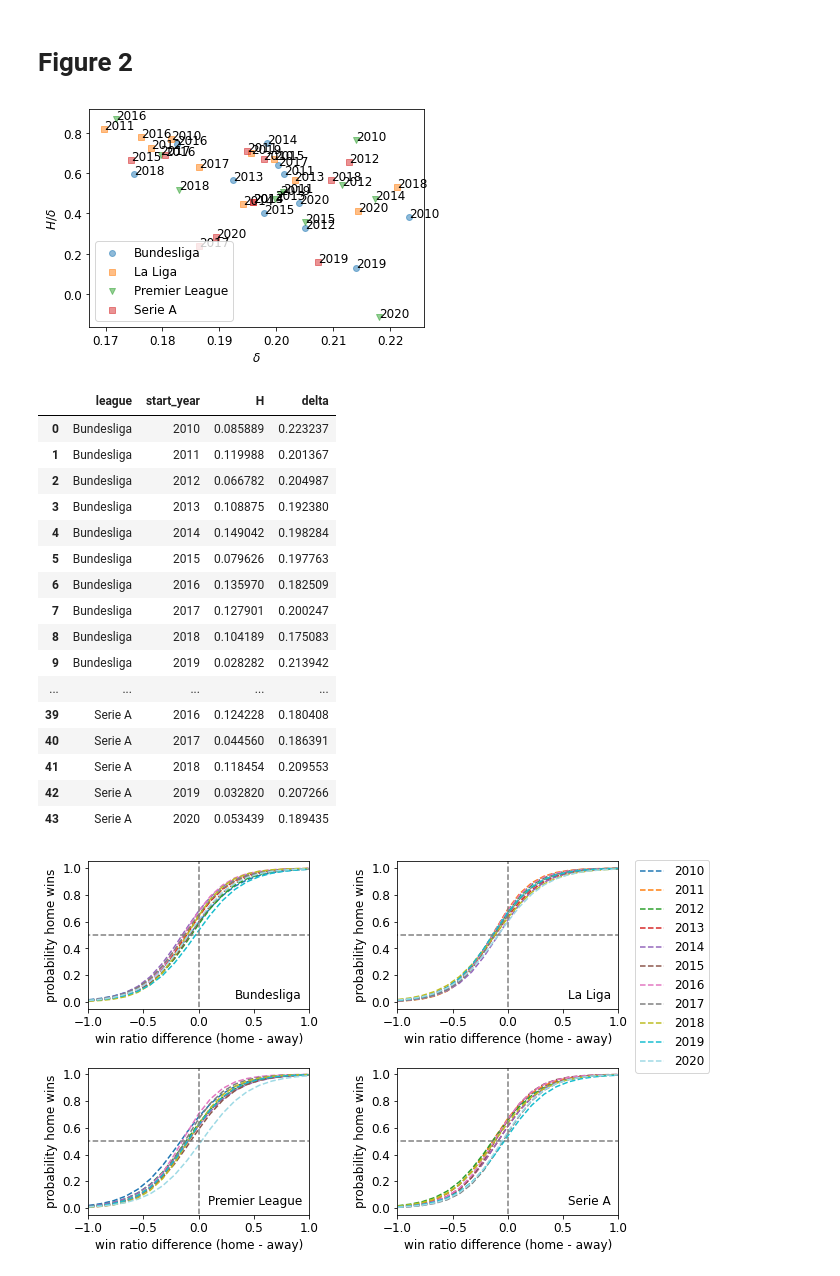
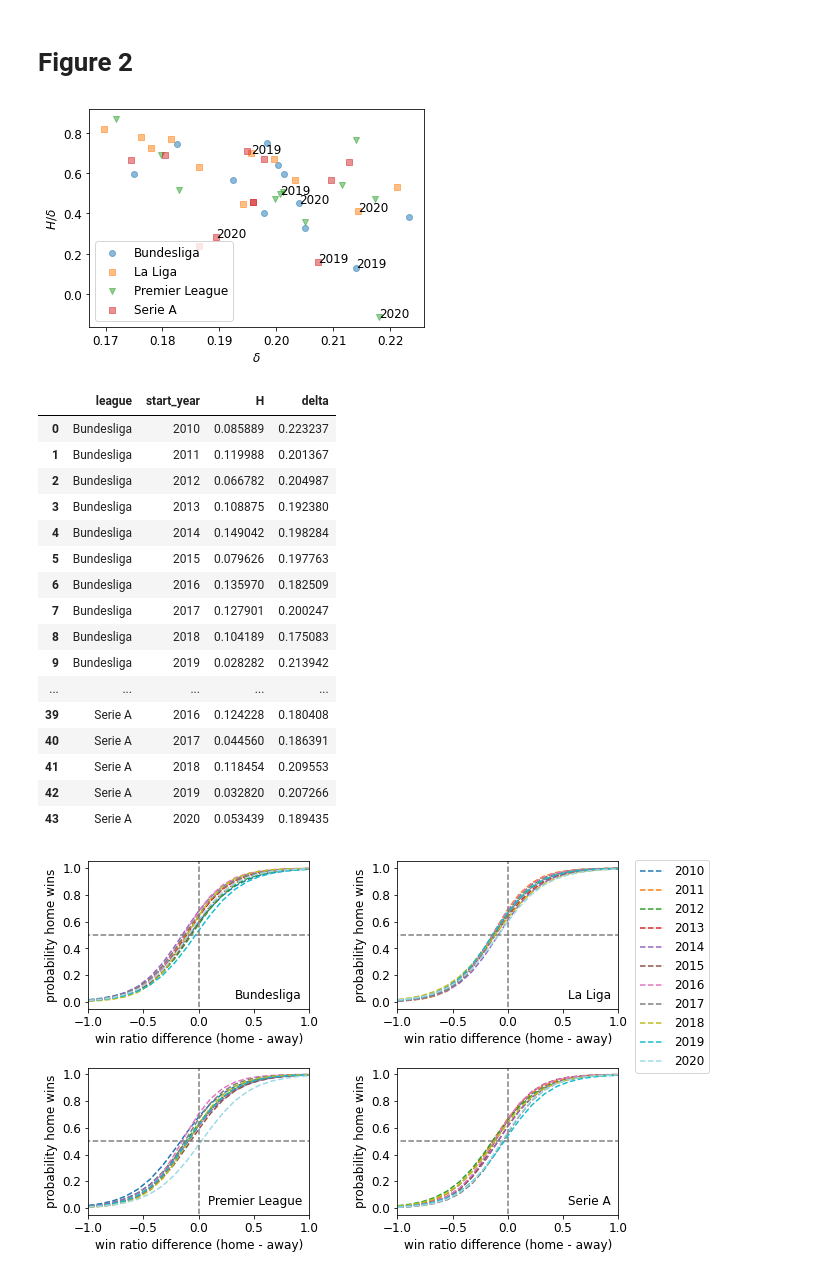
Before and after one commit to nicolas-kuechler/eth-sports-networks-2021, a Jupyter notebook: project.ipynb, the cells around one changed output. Saved outputs shown, nothing was run; the diff lists cells and outputs as text; code cells hidden in the pictures.

```diff
--- a/project.ipynb
+++ b/project.ipynb
@@ -1067,35 +1067,36 @@ def compute_theta(x):
 
 grouped = all_games_with_winratios[["delta_w", "home_won", "league_name", "start_year"]].groupby(['league_name', 'start_year'])
 models = { i: (name + compute_theta(group)) for i, (name, group) in enumerate(grouped)}
 models = pd.DataFrame.from_dict(models, orient='index', columns=['league', 'start_year', 'H', 'delta'])
 
 config_figure_2 = {
     "Bundesliga": {'marker': 'o', 'color': 'red'},
     "Premier League": {'marker': 'v', 'color': 'yellow'},
     "La Liga": {'marker': 's', 'color': 'green'},
     "Serie A": {'marker': 's', 'color': 'blue'},
 }
 
 plt.figure(figsize=[6, 4])
 for i, (league, rows) in enumerate(models.groupby('league')):
     current_league_models = models
     plt.scatter(rows['delta'], rows['H'] / rows['delta'], \
                marker=config_figure_2[league]['marker'], color=plt.cm.tab10(i), \
                alpha=0.5, label=league)
     for row in rows.itertuples():
-        plt.annotate(row.start_year, (row.delta, row.H / row.delta))
+        if row.start_year >= 2019:
+            plt.annotate(row.start_year, (row.delta, row.H / row.delta))
 
 plt.xlabel("$\\delta$")
 # plt.xlim(0.1, 0.35)
 plt.ylabel("$H/\\delta$")
 # plt.ylim(0.0, 1.5)
 plt.legend()
 plt.savefig("plots/figure2.png", bbox_inches="tight")
 plt.show()
 
 display(models)
 # %% [output]
-[figure, old version]
+[figure, new version]
 |  | league | start_year | H | delta |
 | 0 | Bundesliga | 2010 | 0.085889 | 0.223237 |
 | 1 | Bundesliga | 2011 | 0.119988 | 0.201367 |
```
Also changed, not shown: parts of 14 cells of this notebook.
